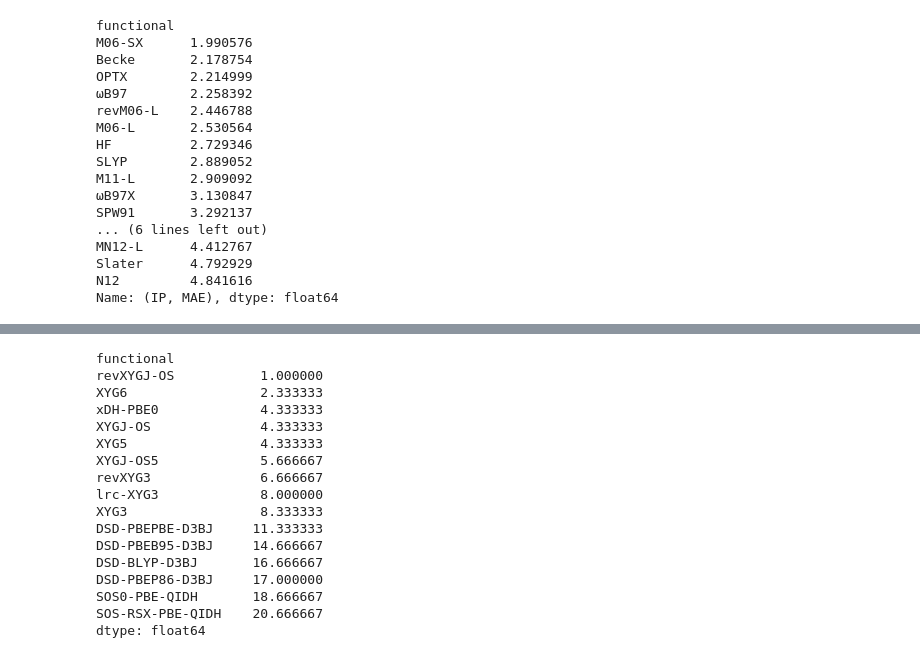
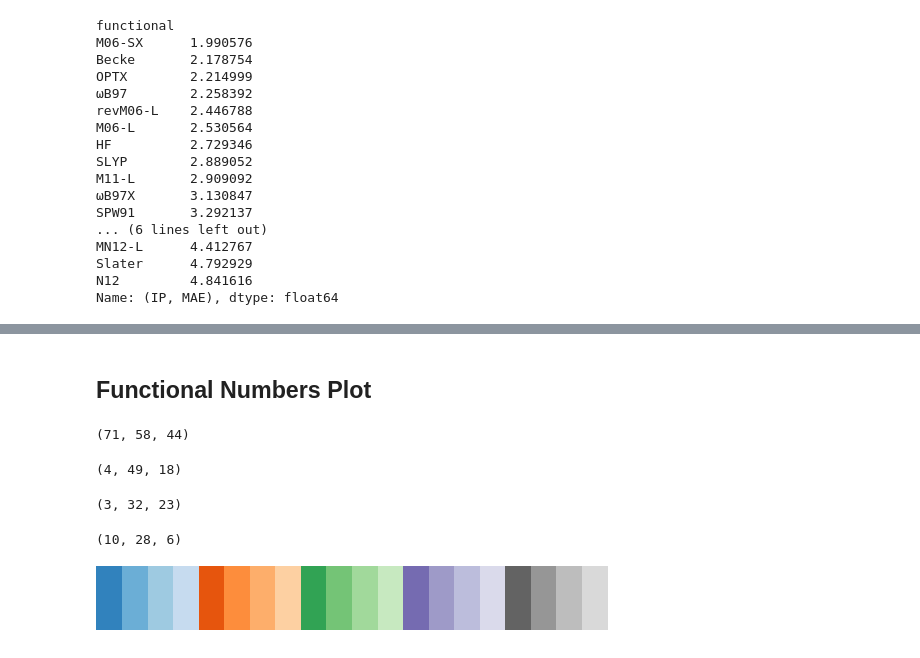
Before and after one commit to ajz34/phd-thesis, a Jupyter notebook: scratch/chap-04/assets/raw-data/07-Dump-Table-And-Analysis.ipynb, the cells around one changed output, grey strips where cells are left out. Saved outputs shown, nothing was run; the diff lists cells and outputs as text; code cells hidden in the pictures.

```diff
--- a/scratch/chap-04/assets/raw-data/07-Dump-Table-And-Analysis.ipynb
+++ b/scratch/chap-04/assets/raw-data/07-Dump-Table-And-Analysis.ipynb
@@ -319,20 +312,24 @@ dtype: float64
-# %%
-tab_err[~mask_wft]["density maxMNAE"].rank().astype(int).T.mean().sort_values()[:15]
-# %% [output]
-functional
-revXYGJ-OS           1.000000
-XYG6                 2.333333
-xDH-PBE0             4.333333
-XYGJ-OS              4.333333
-XYG5                 4.333333
-XYGJ-OS5             5.666667
-revXYG3              6.666667
-lrc-XYG3             8.000000
-XYG3                 8.333333
-DSD-PBEPBE-D3BJ     11.333333
-DSD-PBEB95-D3BJ     14.666667
-DSD-BLYP-D3BJ       16.666667
-DSD-PBEP86-D3BJ     17.000000
-SOS0-PBE-QIDH       18.666667
-SOS-RSX-PBE-QIDH    20.666667
-dtype: float64
+# %% [markdown]
+## Functional Numbers Plot
+# %%
+mask_r3.sum(), mask_r4.sum(), mask_r5.sum()
+# %% [output]
+(71, 58, 44)
+# %%
+(mask_r3 & mask_lda).sum(), (mask_r3 & mask_gga).sum(), (mask_r3 & mask_mgga).sum()
+# %% [output]
+(4, 49, 18)
+# %%
+(mask_r4 & mask_lda).sum(), (mask_r4 & mask_gga).sum(), (mask_r4 & mask_mgga).sum()
+# %% [output]
+(3, 32, 23)
+# %%
+(mask_r5 & mask_xdh).sum(), (mask_r5 & mask_gga & mask_bdh).sum(), (mask_r5 & mask_mgga & mask_bdh).sum()
+# %% [output]
+(10, 28, 6)
+# %%
+cm20 = plt.colormaps["tab20c"]
+# %%
+cm20
+# %% [output]
+[figure, added]
```
Also changed, not shown: parts of 11 cells of this notebook, 5 other files.
